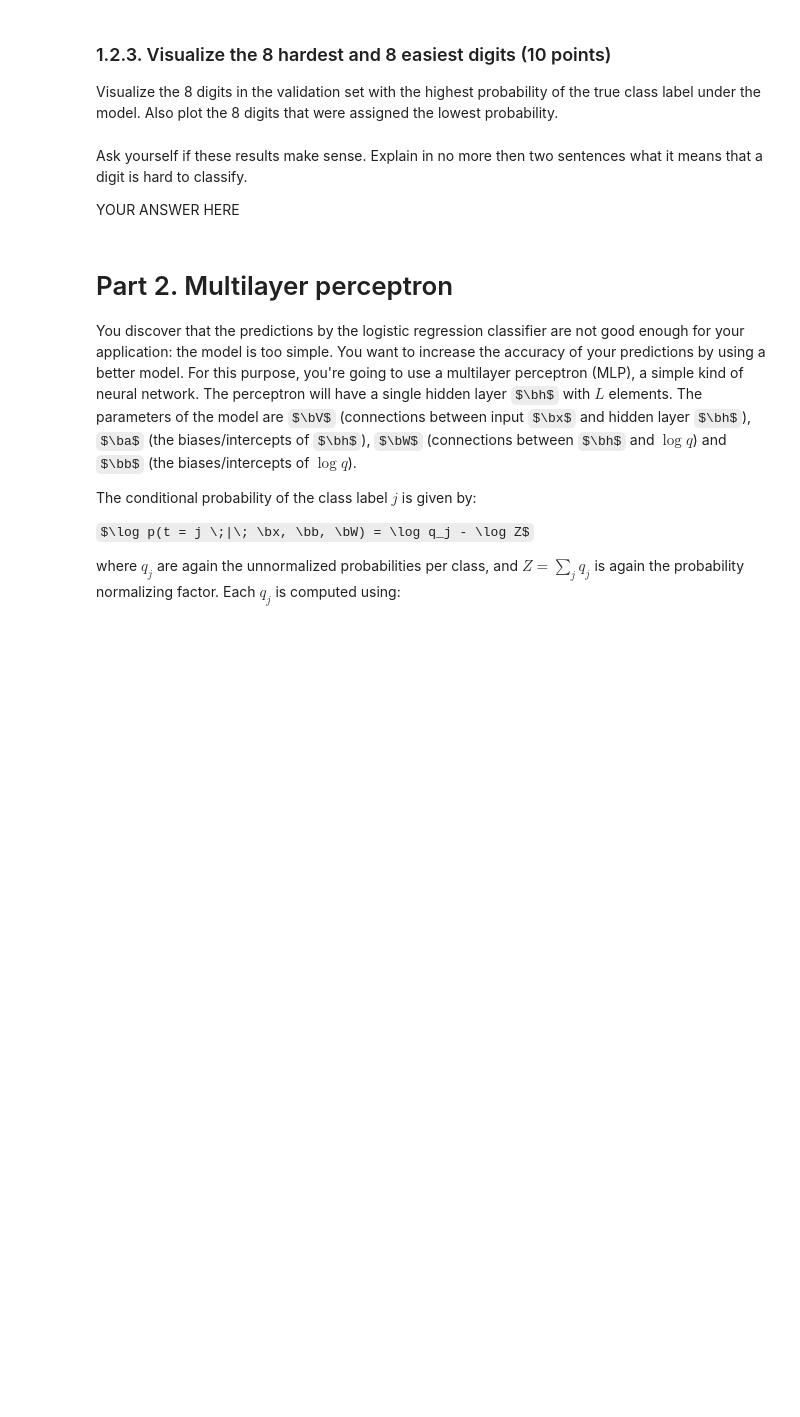
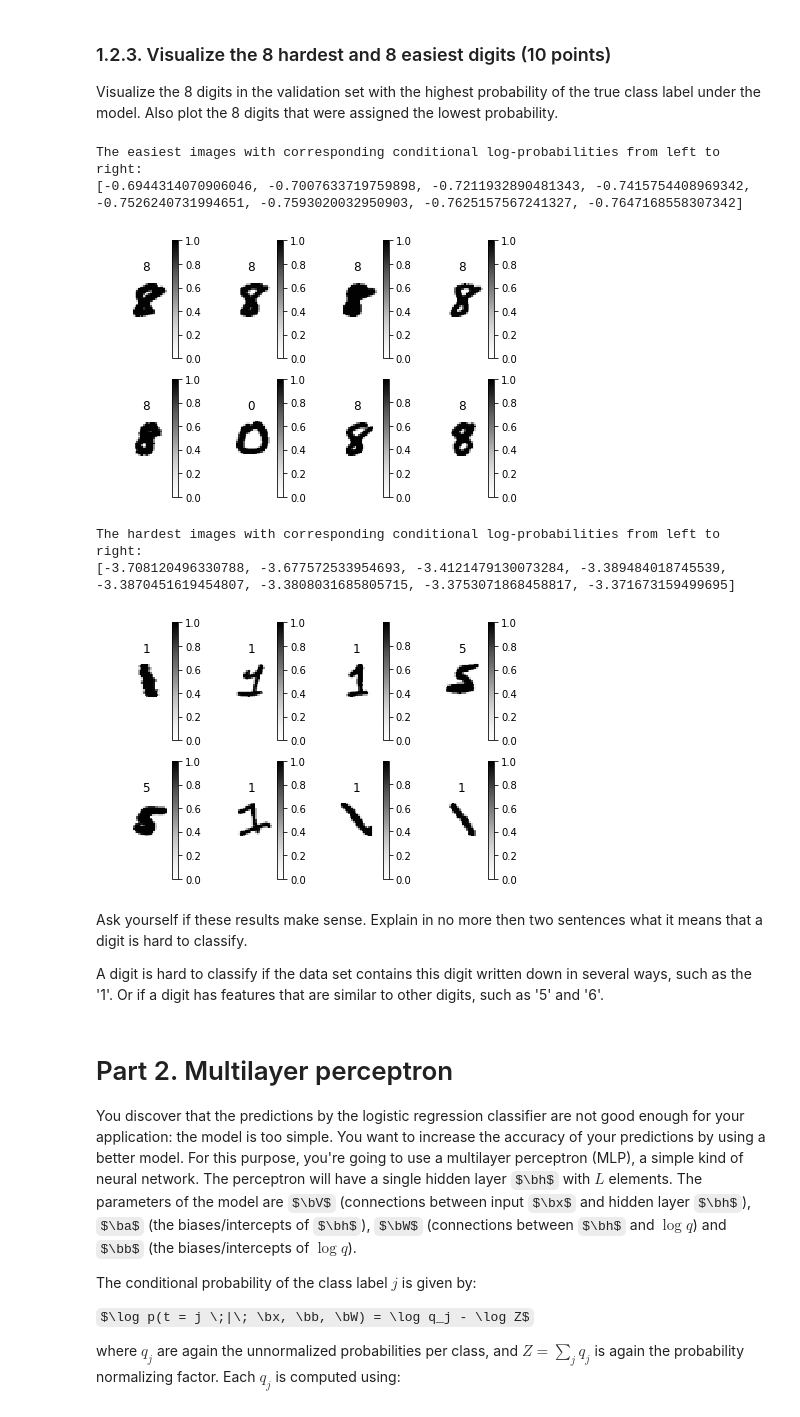
Before and after one commit to MBonnee/ML1, a Jupyter notebook: lab2/lab2.ipynb, the cells around one changed output. Drawn from its saved outputs; the diff is of its cells as text; code cells hidden in the pictures; some formulas as TeX source; blank space fills up the shorter version.

```diff
--- a/lab2/lab2.ipynb
+++ b/lab2/lab2.ipynb
@@ -475,7 +474,42 @@ raise NotImplementedError()
+# %%
+number_plot_digits = 8
+logp_valid = []
+for i in range(t_valid.size):
+    logp, _, _ = logreg_gradient(x_valid[i].reshape(1,784),t_valid[i],w,b)
+    logp_valid.append( (float(logp), i) )
+logp_valid.sort()
+
+easiest_images = np.zeros((number_plot_digits,784))
+easiest_targets = np.zeros(number_plot_digits)
+hardest_images = np.zeros((number_plot_digits,784))
+hardest_targets = np.zeros(number_plot_digits)
+
+for i in range(number_plot_digits):
+    hardest_images[i] = x_valid[logp_valid[i][1]]
+    easiest_images[i] = x_valid[logp_valid[-i-1][1]]
+    hardest_targets[i] = t_valid[logp_valid[i][1]]
+    easiest_targets[i] = t_valid[logp_valid[-i-1][1]]
+
+print("The easiest images with corresponding conditional log-probabilities from left to right: ")
+print( [i[0] for i in logp_valid[-number_plot_digits:][::-1] ] )
+
+plot_digits(easiest_images, num_cols=4, targets=easiest_targets)
+
+print("The hardest images with corresponding conditional log-probabilities from left to right: ")
+print( [i[0] for i in logp_valid[:number_plot_digits] ] )
+
+plot_digits(hardest_images, num_cols=4, targets=hardest_targets)
+# %% [output]
+The easiest images with corresponding conditional log-probabilities from left to right:
+[-0.6944314070906046, -0.7007633719759898, -0.7211932890481343, -0.7415754408969342, -0.7526240731994651, -0.7593020032950903, -0.7625157567241327, -0.7647168558307342]
+[figure, added]
+The hardest images with corresponding conditional log-probabilities from left to right:
+[-3.708120496330788, -3.677572533954693, -3.4121479130073284, -3.389484018745539, -3.3870451619454807, -3.3808031685805715, -3.3753071868458817, -3.371673159499695]
+[figure, added]
 # %% [markdown]
 Ask yourself if these results make sense. Explain in no more then two sentences what it means that a digit is hard to classify.
 
-YOUR ANSWER HERE
+A digit is hard to classify if the data set contains this digit written down in several ways, such as the '1'. Or if a digit has features that are similar to other digits, such as '5' and '6'.
 # %% [markdown]
 # Part 2. Multilayer perceptron
 
```
Also changed, not shown: parts of 7 cells of this notebook.
